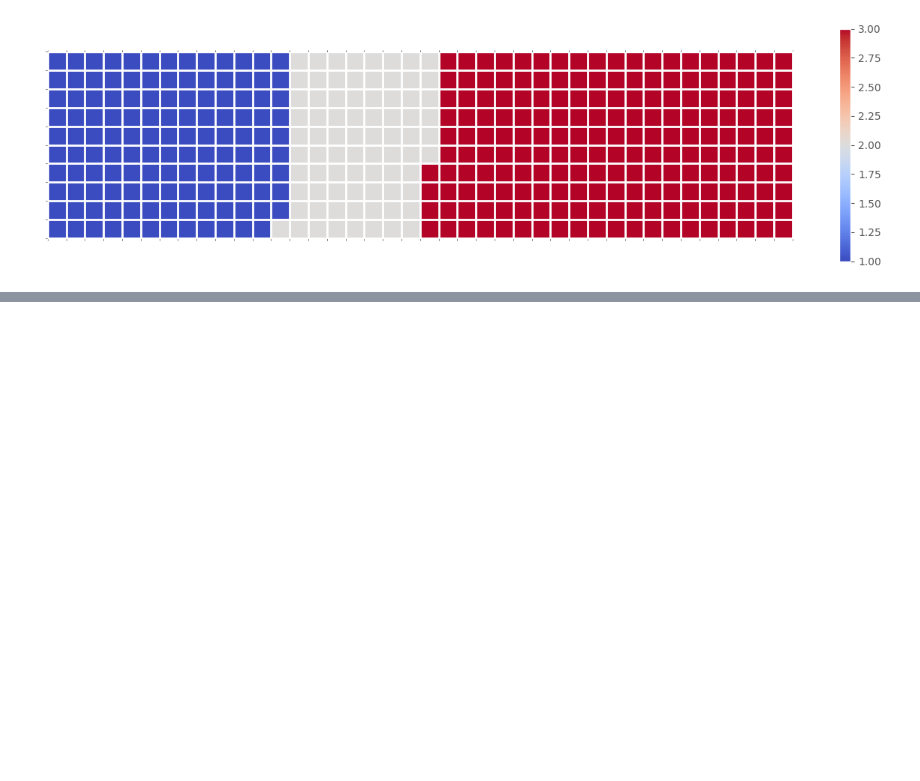
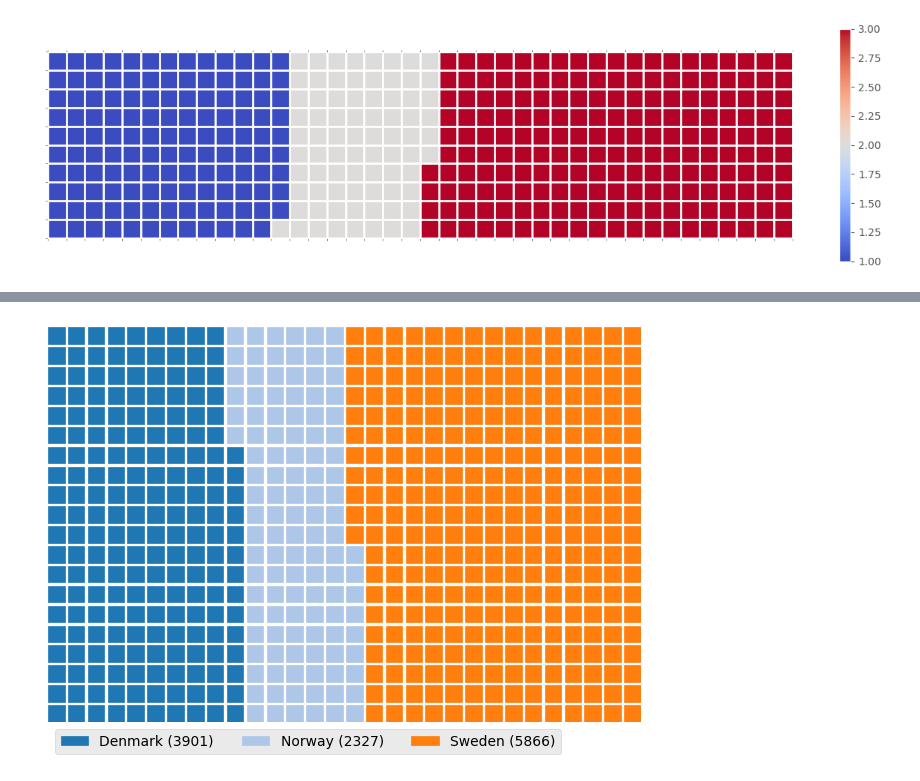
Before and after one commit to MachineTi-lab/IBM_Data_Visualization, a Jupyter notebook: Waffle_Charts .ipynb, the cells around one changed output, grey strips where cells are left out. Drawn from its saved outputs; the diff is of its cells as text; code cells hidden in the pictures; blank space fills up the shorter version.

```diff
--- a/Waffle_Charts .ipynb
+++ b/Waffle_Charts .ipynb
@@ -190,0 +219,13 @@ plt.show()
+# %%
+fig = plt.figure(FigureClass = Waffle,
+                 rows = 20, columns = 30, #pass the number of rows and columns for the waffle
+                 values = df_dsn['Total'], #pass the data to be used for display
+                 cmap_name = 'tab20', #color scheme
+                 legend = {'labels': [f"{k} ({v})" for k, v in zip(df_dsn.index.values,df_dsn.Total)],
+                            'loc': 'lower left', 'bbox_to_anchor':(0,-0.1),'ncol': 3}
+                )
+
+#Display the waffle chart
+plt.show()
+# %% [output]
+[figure, added]
```
Also changed, not shown: parts of 3 cells of this notebook.
